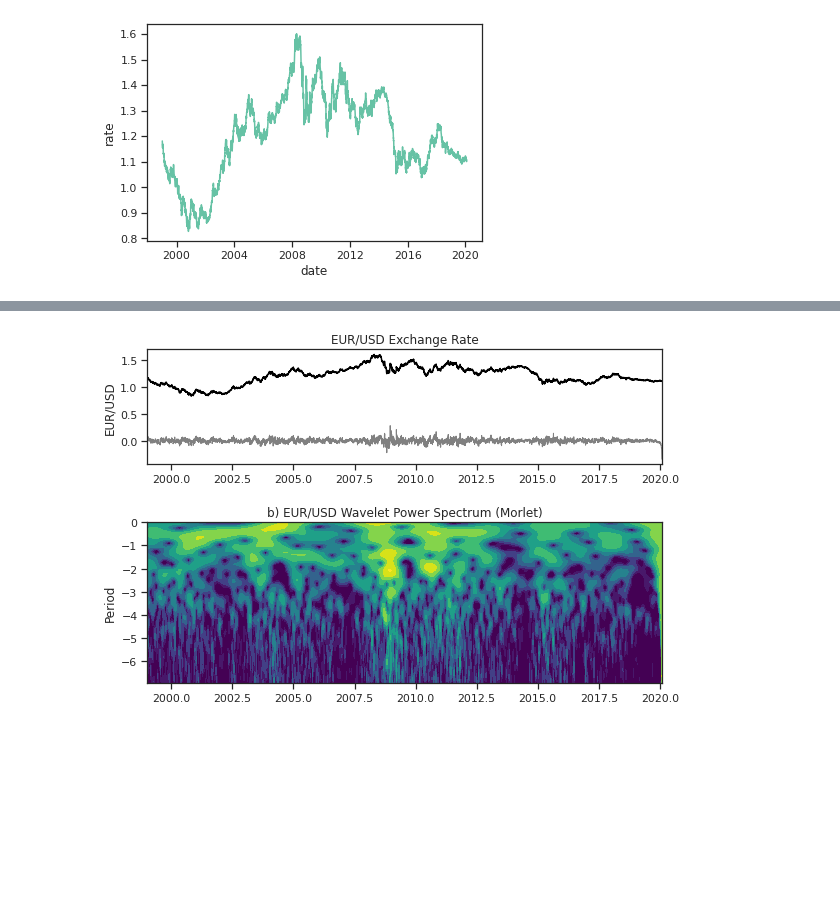
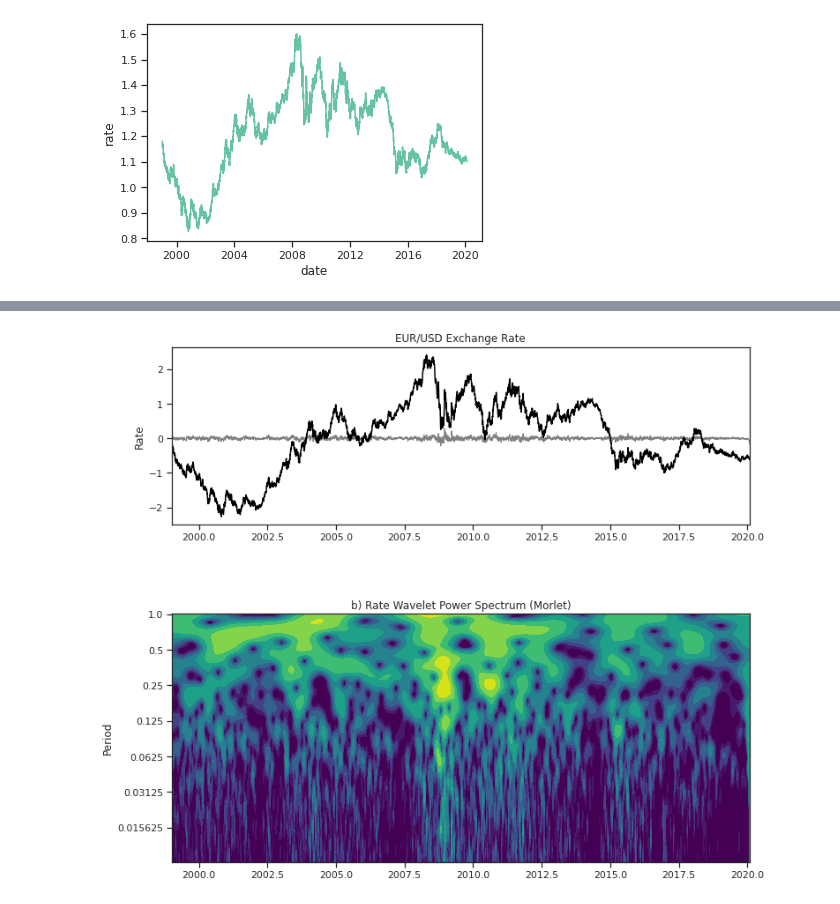
Before and after one commit to vsilchev/hse-time-series, a Jupyter notebook: Wavelet_Analysis.ipynb, the cells around one changed output, grey strips where cells are left out. Cells and saved outputs as stored; diff of their text form; code cells hidden in the pictures; blank space fills up the shorter version.

```diff
--- a/Wavelet_Analysis.ipynb
+++ b/Wavelet_Analysis.ipynb
@@ -53,23 +53,28 @@ EurUsd_ts.date.dt.year.value_counts()
 2020     23
 Name: date, dtype: int64
 # %%
-label = 'EUR/USD'
+label = 'Rate'
 title = 'EUR/USD Exchange Rate'
 dat = EurUsd_ts.rate.values
 N = dat.size
-t = EurUsd_ts.date.values.astype('float') / (31556926*1e9)+1970
+t = EurUsd_ts.date.values.astype('float') / (31556926*1e9)+1970 # Float value of year
 
-p = np.polyfit(t - t[0], dat, 1)
-dat_detrend = dat - np.polyval(p, t - t[0])
+# Try to detrend the time series...
+# p = np.polyfit(t - t[0], dat, 1)
+# dat_detrend = dat - np.polyval(p, t - t[0])
+
+# ... or just substract the mean if there is no trend
+dat_detrend = dat - np.mean(dat)
 std = dat_detrend.std()  # Standard deviation
 var = std ** 2  # Variance
-dat_norm = dat_detrend / std  # Normalized dataset
+dat_norm = dat_detrend / std  # Normalized time series
 
-dt = 1 / 261
+# dt = (t[-1] - t[0]) / N
+dt = 1 / 261 # time step
 # %%
 mother = wavelet.Morlet(6)
 s0 = 2 * dt
-dj = 1 / 12  # Twelve sub-octaves per octaves
+dj = 0.1  # ten sub-octaves per octaves
 J = 7 / dj  # Seven powers of two with dj sub-octaves
 # alpha, _, _ = wavelet.ar1(dat_norm)  # Lag-1 autocorrelation for red noise
 # %%
@@ -85,30 +89,34 @@ power /= scales[:, None]
 # %%
 # Prepare the figure
 plt.close('all')
 plt.ioff()
-figprops = dict(figsize=(11, 8), dpi=72)
+figprops = dict(figsize=(14, 14))
 fig = plt.figure(**figprops)
 
 # First sub-plot, the original time series anomaly and inverse wavelet
 # transform.
 ax = plt.axes([0.1, 0.75, 0.65, 0.2])
 ax.plot(t, iwave, '-', linewidth=1, color=[0.5, 0.5, 0.5])
-ax.plot(t, dat, 'k', linewidth=1.5)
+ax.plot(t, dat_norm, 'k', linewidth=1.5)
 ax.set_title('{}'.format(title))
 ax.set_ylabel(r'{}'.format(label))
 
 # Second sub-plot, the normalized wavelet power spectrum and significance
 # level contour lines and cone of influece hatched area. Note that period
 # scale is logarithmic.
 bx = plt.axes([0.1, 0.37, 0.65, 0.28], sharex=ax)
 levels = [0.0625, 0.125, 0.25, 0.5, 1, 2, 4, 8, 16]
 bx.contourf(t, np.log2(period), np.log2(power), np.log2(levels),
             extend='both', cmap=plt.cm.viridis)
 
 bx.set_title('b) {} Wavelet Power Spectrum ({})'.format(label, mother.name))
 bx.set_ylabel('Period')
+Yticks = 2 ** np.arange(np.ceil(np.log2(period.min())),
+                           np.ceil(np.log2(period.max())))
+bx.set_yticks(np.log2(Yticks))
+bx.set_yticklabels(Yticks)
 #
 
 plt.show()
 # %% [output]
-[figure, old version]
+[figure, new version]
```
Also changed, not shown: parts of 3 cells of this notebook.
